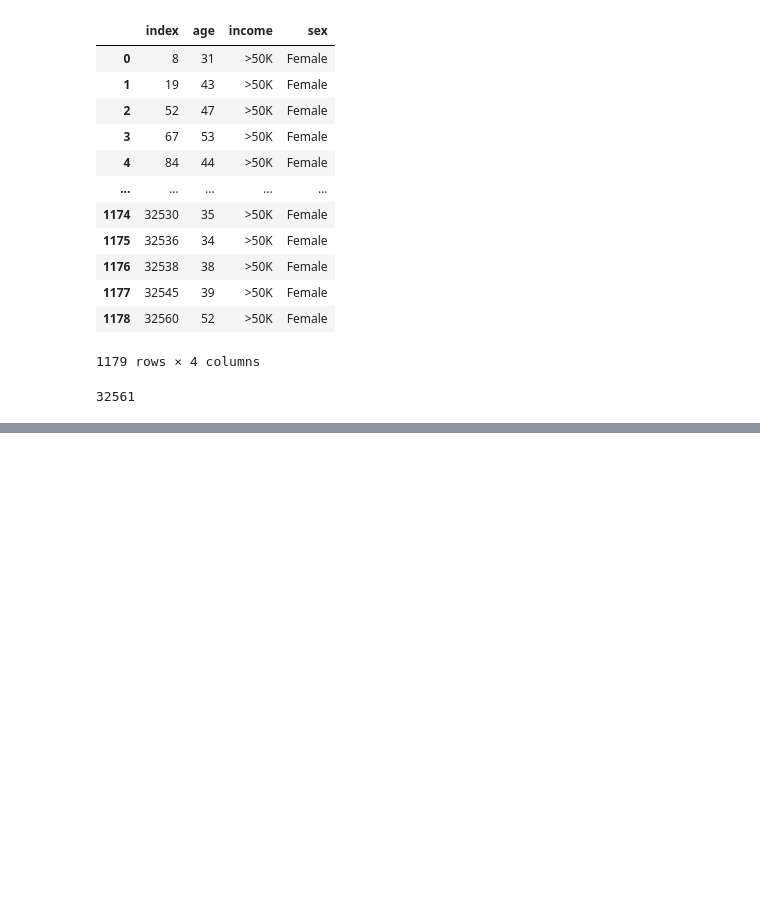
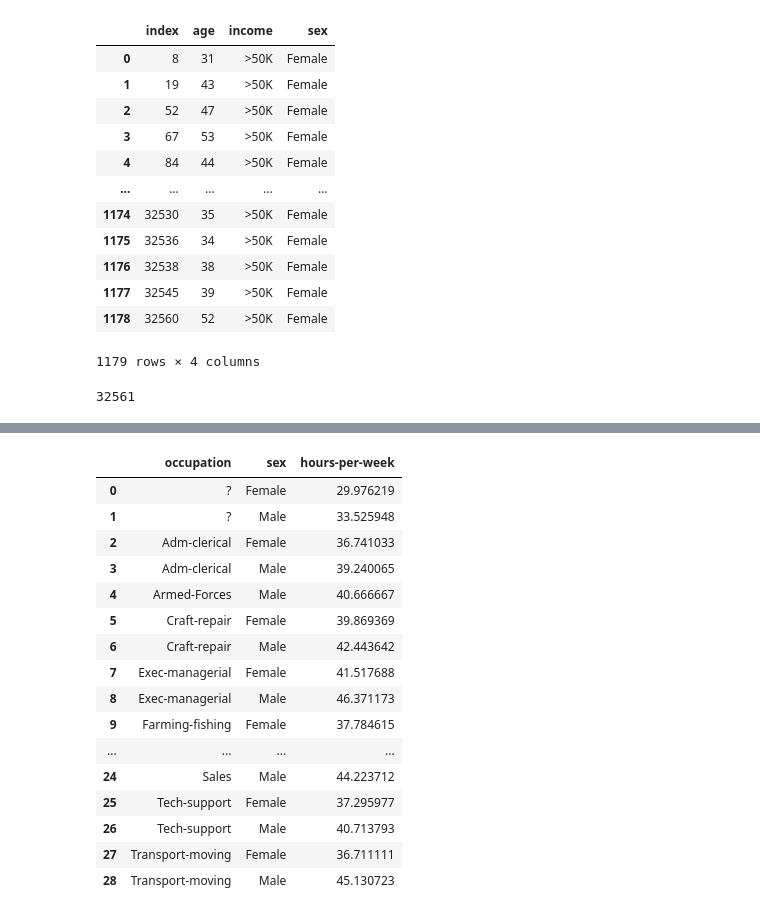
Before and after one commit to jtanderson/COSC-311-Fall2021, a Jupyter notebook: Adults.ipynb, the cells around one changed output, grey strips where cells are left out. Saved outputs shown, nothing was run; the diff lists cells and outputs as text; code cells hidden in the pictures; blank space fills up the shorter version.

```diff
--- a/Adults.ipynb
+++ b/Adults.ipynb
@@ -527,0 +451,23 @@ array([39, 50, 38, ..., 58, 22, 52])
+# %%
+(adults[['occupation', 'sex','hours-per-week']]
+    .groupby(['occupation', 'sex'])
+    .mean()
+    .reset_index())
+# %% [output]
+|  | occupation | sex | hours-per-week |
+| 0 | ? | Female | 29.976219 |
+| 1 | ? | Male | 33.525948 |
+| 2 | Adm-clerical | Female | 36.741033 |
+| 3 | Adm-clerical | Male | 39.240065 |
+| 4 | Armed-Forces | Male | 40.666667 |
+| 5 | Craft-repair | Female | 39.869369 |
+| 6 | Craft-repair | Male | 42.443642 |
+| 7 | Exec-managerial | Female | 41.517688 |
+| 8 | Exec-managerial | Male | 46.371173 |
+| 9 | Farming-fishing | Female | 37.784615 |
+| ... | ... | ... | ... |
+| 24 | Sales | Male | 44.223712 |
+| 25 | Tech-support | Female | 37.295977 |
+| 26 | Tech-support | Male | 40.713793 |
+| 27 | Transport-moving | Female | 36.711111 |
+| 28 | Transport-moving | Male | 45.130723 |
```
Also changed, not shown: parts of 17 cells of this notebook, 1 other file.
